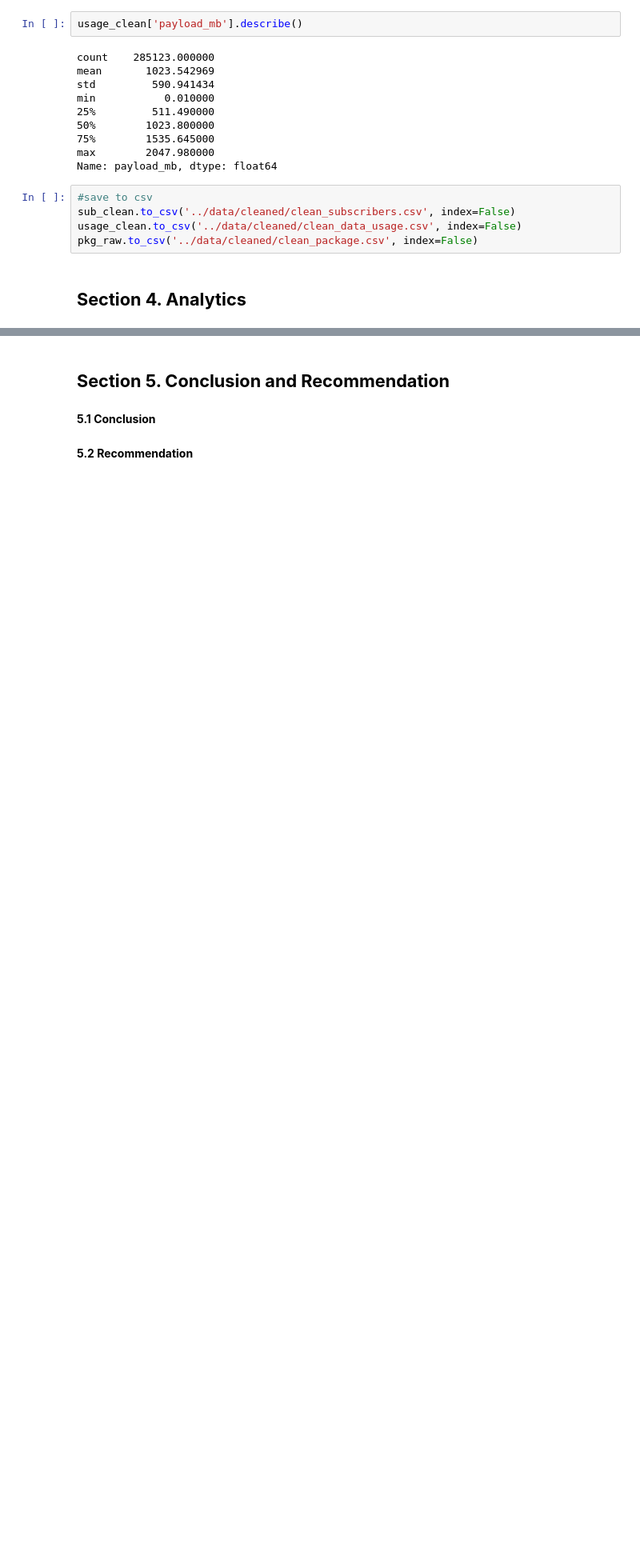
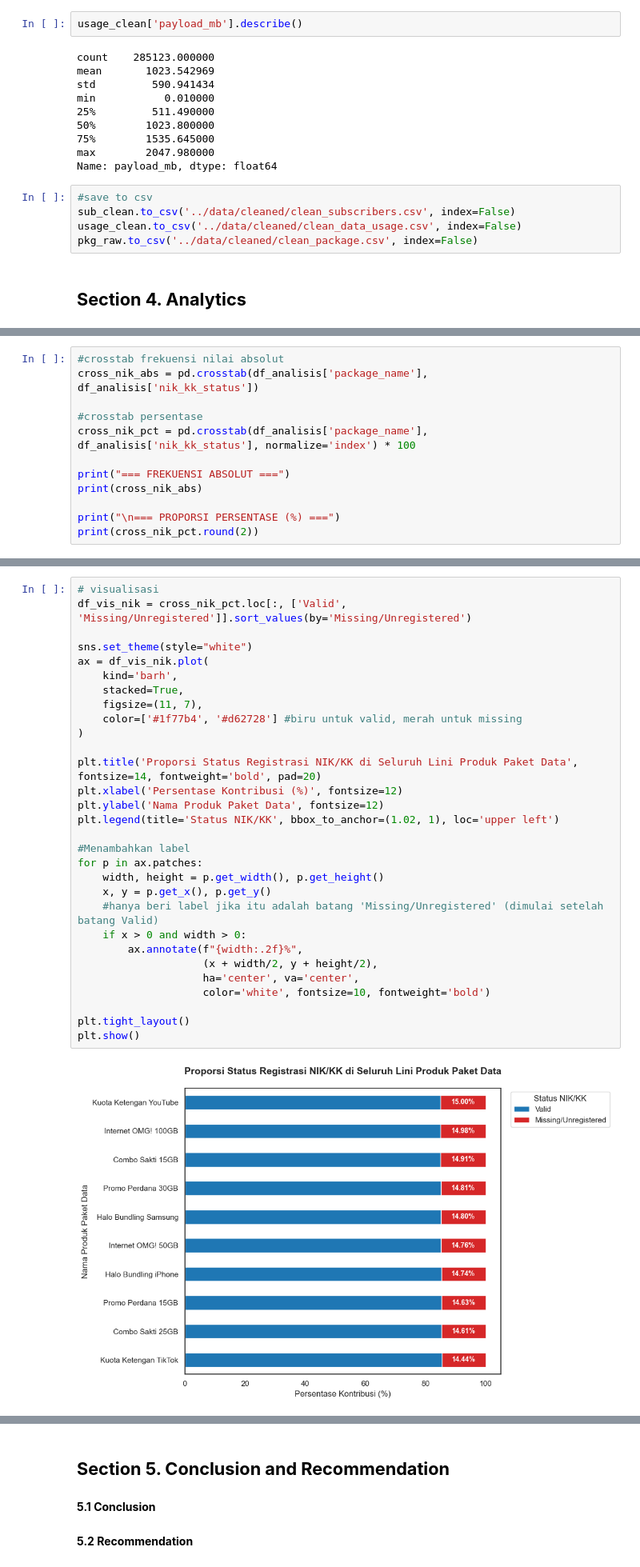
Before and after one commit to rafiandrianto/TelkomselEDA, a Jupyter notebook: notebooks/1.0-bdp-inital-data-exploration.ipynb, the cells around one changed output, grey strips where cells are left out. Shown at 80% size. Saved outputs shown, nothing was run; the diff lists cells and outputs as text; blank space fills up the shorter version.

```diff
--- a/notebooks/1.0-bdp-inital-data-exploration.ipynb
+++ b/notebooks/1.0-bdp-inital-data-exploration.ipynb
@@ -342,0 +496,12 @@ pkg_raw.to_csv('../data/cleaned/clean_package.csv', index=False)
+# %%
+#crosstab frekuensi nilai absolut
+cross_nik_abs = pd.crosstab(df_analisis['package_name'], df_analisis['nik_kk_status'])
+
+#crosstab persentase
+cross_nik_pct = pd.crosstab(df_analisis['package_name'], df_analisis['nik_kk_status'], normalize='index') * 100
+
+print("=== FREKUENSI ABSOLUT ===")
+print(cross_nik_abs)
+
+print("\n=== PROPORSI PERSENTASE (%) ===")
+print(cross_nik_pct.round(2))
@@ -342,0 +549,32 @@ pkg_raw.to_csv('../data/cleaned/clean_package.csv', index=False)
+# %%
+# visualisasi
+df_vis_nik = cross_nik_pct.loc[:, ['Valid', 'Missing/Unregistered']].sort_values(by='Missing/Unregistered')
+
+sns.set_theme(style="white")
+ax = df_vis_nik.plot(
+    kind='barh',
+    stacked=True,
+    figsize=(11, 7),
+    color=['#1f77b4', '#d62728'] #biru untuk valid, merah untuk missing
+)
+
+plt.title('Proporsi Status Registrasi NIK/KK di Seluruh Lini Produk Paket Data', fontsize=14, fontweight='bold', pad=20)
+plt.xlabel('Persentase Kontribusi (%)', fontsize=12)
+plt.ylabel('Nama Produk Paket Data', fontsize=12)
+plt.legend(title='Status NIK/KK', bbox_to_anchor=(1.02, 1), loc='upper left')
+
+#Menambahkan label
+for p in ax.patches:
+    width, height = p.get_width(), p.get_height()
+    x, y = p.get_x(), p.get_y()
+    #hanya beri label jika itu adalah batang 'Missing/Unregistered' (dimulai setelah batang Valid)
+    if x > 0 and width > 0:
+        ax.annotate(f"{width:.2f}%",
+                    (x + width/2, y + height/2),
+                    ha='center', va='center',
+                    color='white', fontsize=10, fontweight='bold')
+
+plt.tight_layout()
+plt.show()
+# %% [output]
+[figure, added]
```
Also changed, not shown: parts of 21 cells of this notebook, 3 other files.
